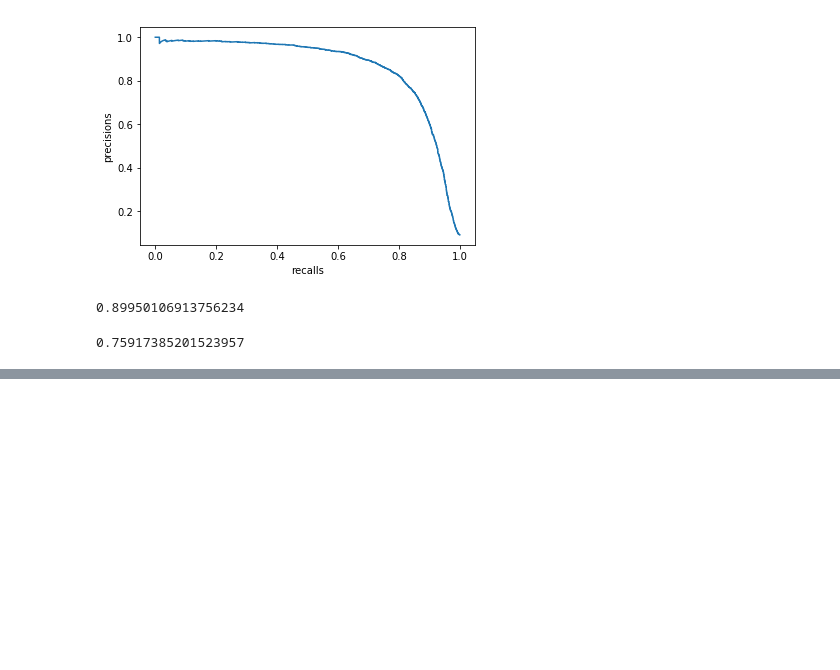
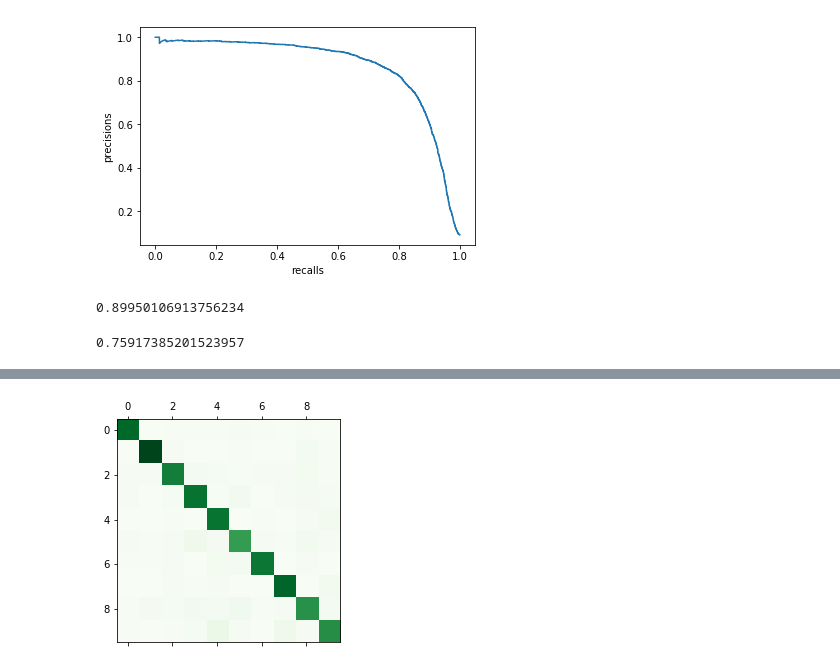
Before and after one commit to Yong-Ziyang/myfile, a Jupyter notebook: sklearn_and_Tensorflow_Learning/classification_sklearn.ipynb, the cells around one changed output, grey strips where cells are left out. Saved outputs shown, nothing was run; the diff lists cells and outputs as text; code cells hidden in the pictures; blank space fills up the shorter version.

```diff
--- a/sklearn_and_Tensorflow_Learning/classification_sklearn.ipynb
+++ b/sklearn_and_Tensorflow_Learning/classification_sklearn.ipynb
@@ -165,0 +237,6 @@ recall_score(y_true=trainlabelmnist_5,y_pred=pred)
+# %%
+# error analysis
+from sklearn.cross_validation import cross_val_predict
+y_predict=cross_val_predict(sgdc,trainmnist,trainlabelmnist,cv=3)
+from sklearn.metrics import confusion_matrix
+matrix1=confusion_matrix(trainlabelmnist,y_predict)
@@ -165,0 +256,6 @@ recall_score(y_true=trainlabelmnist_5,y_pred=pred)
+# %%
+plt.matshow(matrix1,cmap=plt.cm.Greens)
+plt.show()
+plt.close()
+# %% [output]
+[figure, added]
```
Also changed, not shown: parts of 31 cells of this notebook, 2 other files.
